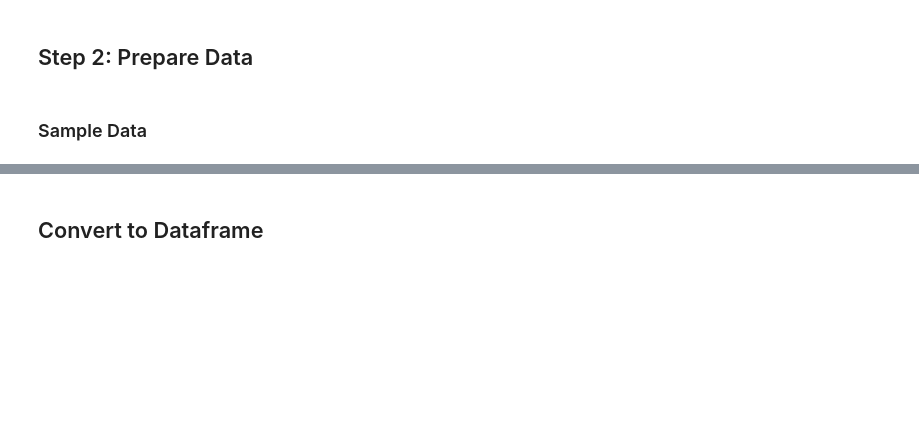
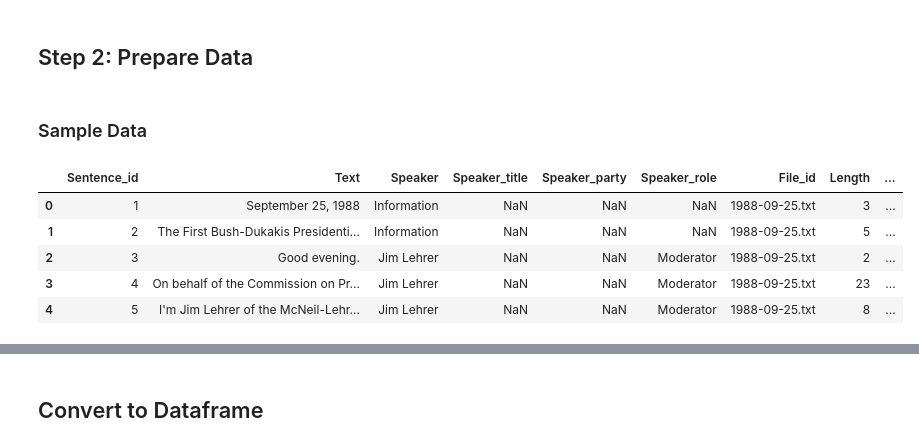
Before and after one commit to ks982579/iu-autonomous-fact-checker, a Jupyter notebook: claim-extract.ipynb, the cells around one changed output, grey strips where cells are left out. Cells and saved outputs as stored; diff of their text form; code cells hidden in the pictures; blank space fills up the shorter version.

```diff
--- a/claim-extract.ipynb
+++ b/claim-extract.ipynb
@@ -30,3 +48,18 @@ True
 ## Step 2: Prepare Data
 # %% [markdown]
 ### Sample Data
+# %%
+here = Path().cwd()
+cbdata_path = here / ".data_sets" / "ClaimBuster_Datasets" / "datasets" # ClaimBuster data location
+all_sentences_csv_path = cbdata_path / "all_sentences.csv"
+if not all_sentences_csv_path.exists():
+    raise Exception()
+all_sent_df = pd.read_csv(all_sentences_csv_path)
+all_sent_df.head(5)
+# %% [output]
+|  | Sentence_id | Text | Speaker | Speaker_title | Speaker_party | Speaker_role | File_id | Length | ... |
+| 0 | 1 | September 25, 1988 | Information | NaN | NaN | NaN | 1988-09-25.txt | 3 | ... |
+| 1 | 2 | The First Bush-Dukakis Presidenti... | Information | NaN | NaN | NaN | 1988-09-25.txt | 5 | ... |
+| 2 | 3 | Good evening. | Jim Lehrer | NaN | NaN | Moderator | 1988-09-25.txt | 2 | ... |
+| 3 | 4 | On behalf of the Commission on Pr... | Jim Lehrer | NaN | NaN | Moderator | 1988-09-25.txt | 23 | ... |
+| 4 | 5 | I'm Jim Lehrer of the McNeil-Lehr... | Jim Lehrer | NaN | NaN | Moderator | 1988-09-25.txt | 8 | ... |
```
Also changed, not shown: parts of 20 cells of this notebook, 1 other file.
